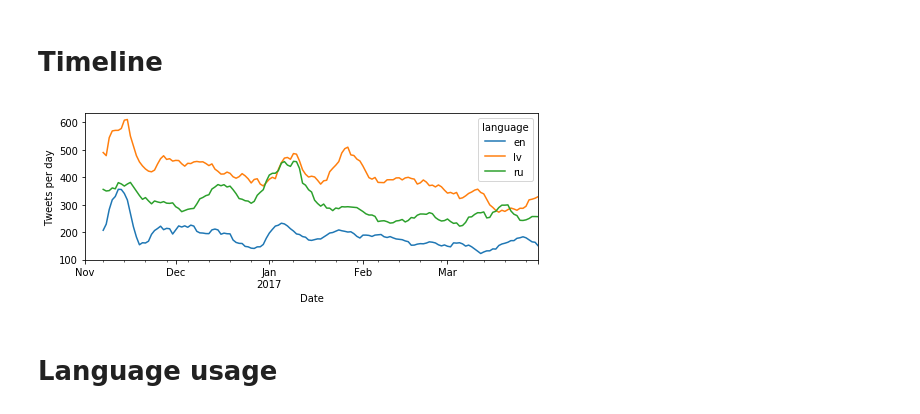
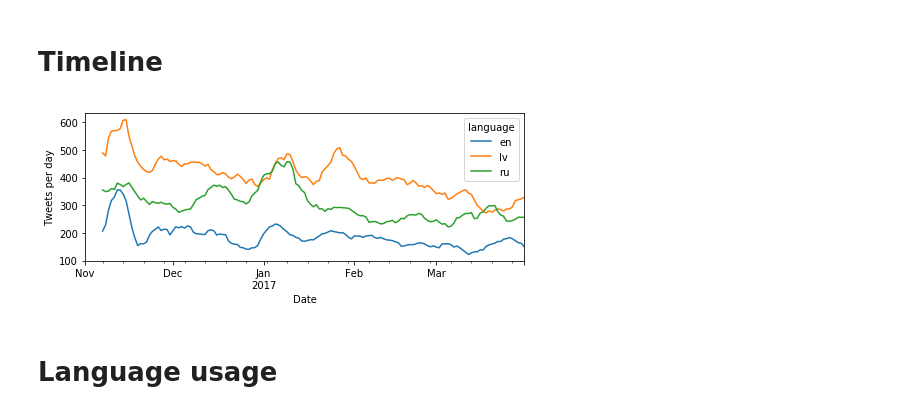
Before and after one commit to dimazest/2017-lv-corpus, a Jupyter notebook: supplement/notebook.ipynb, the cells around one changed output. Drawn from its saved outputs; the diff is of its cells as text; code cells hidden in the pictures.

```diff
--- a/supplement/notebook.ipynb
+++ b/supplement/notebook.ipynb
@@ -23,14 +23,14 @@ counts = tweets['count'].unstack('language').resample('1D', level='created_at').
 # %%
 _ = (
     counts
     .rolling(window=7).mean()
-    .plot(figsize=(7, 3))
+    .plot(figsize=(7, 2.5))
 )
+_.set(xlabel="Date", ylabel="Tweets per day")
 _.figure.tight_layout()
-_.set(xlabel="Date", ylabel="Tweets per day")
 _.figure.savefig('figures/timeline.pdf')
 # %% [output]
-[figure, old version]
+[figure, new version]
 # %%
 counts.corr().loc[['lv', 'ru', 'en'], ['lv', 'ru', 'en']].round(3).to_latex('figures/timeline-lang-corr.tex')
 # %% [markdown]
```
Also changed, not shown: 1 other file.
